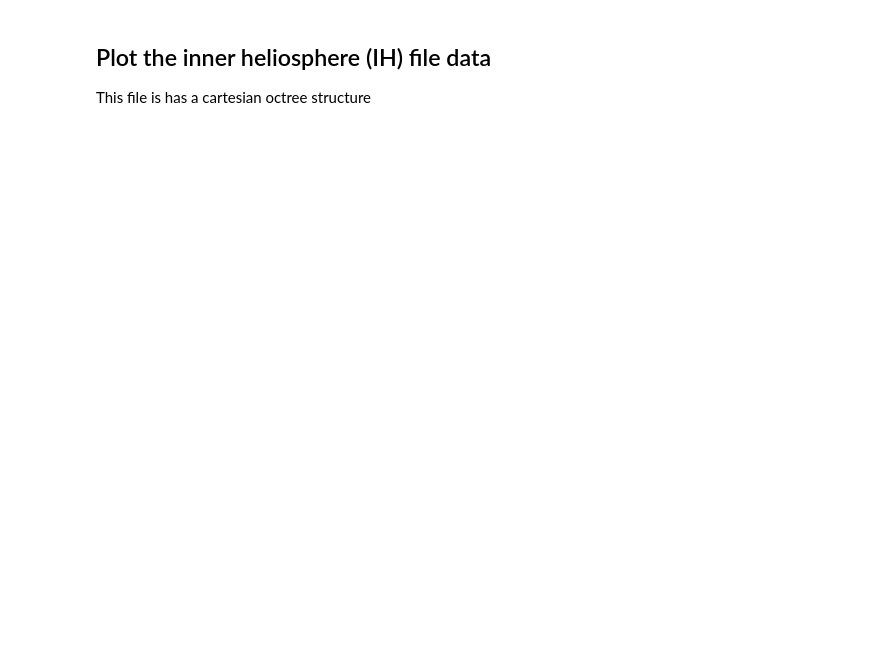
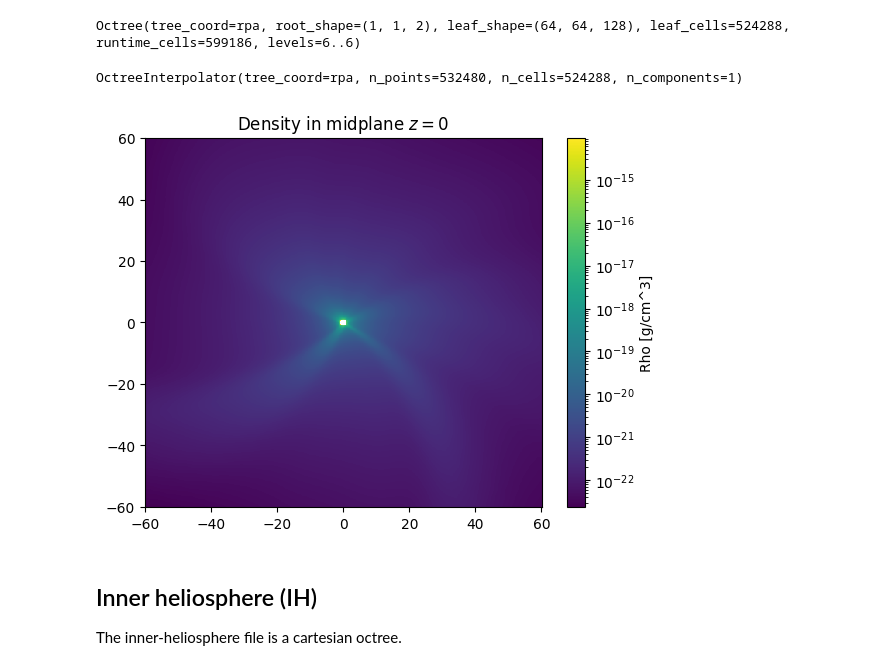
Before and after one commit to svaberg/batcamp, a Jupyter notebook: examples/quick_start.ipynb, the cells around one changed output. Drawn from its saved outputs; the diff is of its cells as text; code cells hidden in the pictures; blank space fills up the shorter version.

```diff
--- a/examples/quick_start.ipynb
+++ b/examples/quick_start.ipynb
@@ -40,16 +68,17 @@ The results are cached with `pooch`, and may take some time to download on the f
 # %%
 import pooch
-url="https://zenodo.org/records/7110555/files/run-Sun-G2211.tar.gz"
-known_hash="c31a32aab08cc20d5b643bba734fd7220e6b369e691f55f88a3a08cc5b2a2136"
-members = [
-    "run-Sun-G2211/SC/IO2/3d__var_4_n00044000.plt",
-    "run-Sun-G2211/IH/IO2/3d__var_4_n00005000.plt",
-]
 
-files = pooch.retrieve(url,
-                       known_hash=known_hash,
-                       progressbar=True,
-                       processor=pooch.Untar(members=members)
+sc_file, ih_file = pooch.retrieve(
+    url = "https://zenodo.org/records/7110555/files/run-Sun-G2211.tar.gz",
+    known_hash="c31a32aab08cc20d5b643bba734fd7220e6b369e691f55f88a3a08cc5b2a2136",
+    progressbar=True,
+    processor=pooch.Untar(
+        members = [
+            "run-Sun-G2211/SC/IO2/3d__var_4_n00044000.plt",
+            "run-Sun-G2211/IH/IO2/3d__var_4_n00005000.plt",
+        ]
+    ),
 )
 
-print(files)
+print(f"{sc_file=}")
+print(f"{ih_file=}")
@@ -78,0 +91,3 @@ plt.show()
+# %%
+sc_ds = Dataset.from_file(sc_file)
+print(sc_ds)
@@ -79,3 +100,26 @@ plt.show()
+# %%
+sc_octree = Octree.from_ds(sc_ds)  # This is a convenience method that does the same thing as Octree(point_xyz, corner_ids)
+print(sc_octree)
+# %% [output]
+Octree(tree_coord=rpa, root_shape=(1, 1, 2), leaf_shape=(64, 64, 128), leaf_cells=524288, runtime_cells=599186, levels=6..6)
+# %%
+sc_interp = OctreeInterpolator(sc_octree, sc_ds["Rho [g/cm^3]"])  # Named indexing is used on the ds object.
+print(sc_interp)
+# %% [output]
+OctreeInterpolator(tree_coord=rpa, n_points=532480, n_cells=524288, n_components=1)
+# %%
+sc_X, sc_Y = np.meshgrid(np.linspace(-60, 60, 512), np.linspace(-60, 60, 512))
+sc_Z = np.zeros_like(sc_X)
+sc_rho = sc_interp(sc_X, sc_Y, sc_Z)
+
+fig, ax = plt.subplots()
+pcm = ax.pcolormesh(sc_X, sc_Y, sc_rho, norm="log")
+fig.colorbar(pcm, ax=ax).set_label("Rho [g/cm^3]")
+ax.set_title("Density in midplane $z=0$")
+
+plt.show()
+# %% [output]
+[figure, added]
 # %% [markdown]
-## Plot the inner heliosphere (IH) file data
-This file is has a cartesian octree structure
+## Inner heliosphere (IH)
+The inner-heliosphere file is a cartesian octree.
```
Also changed, not shown: parts of 33 cells of this notebook.
